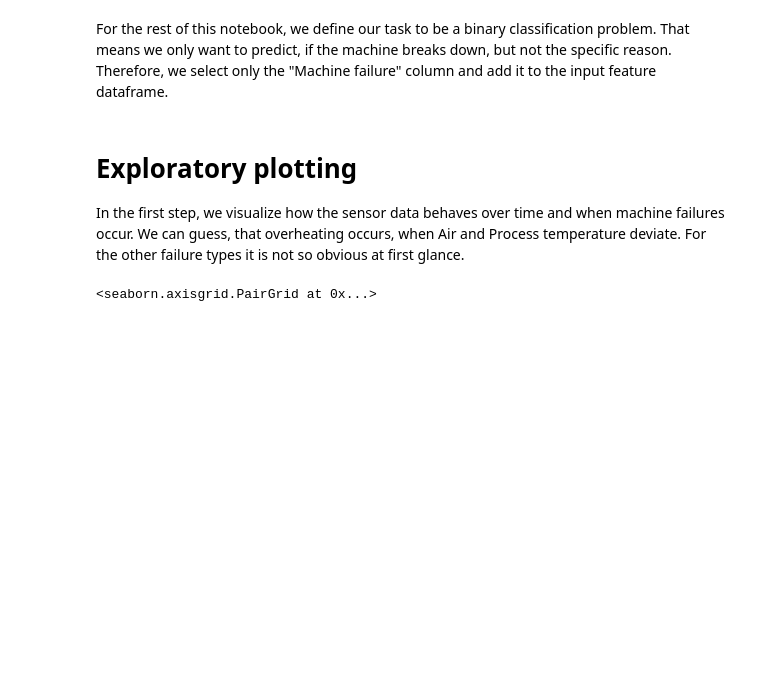
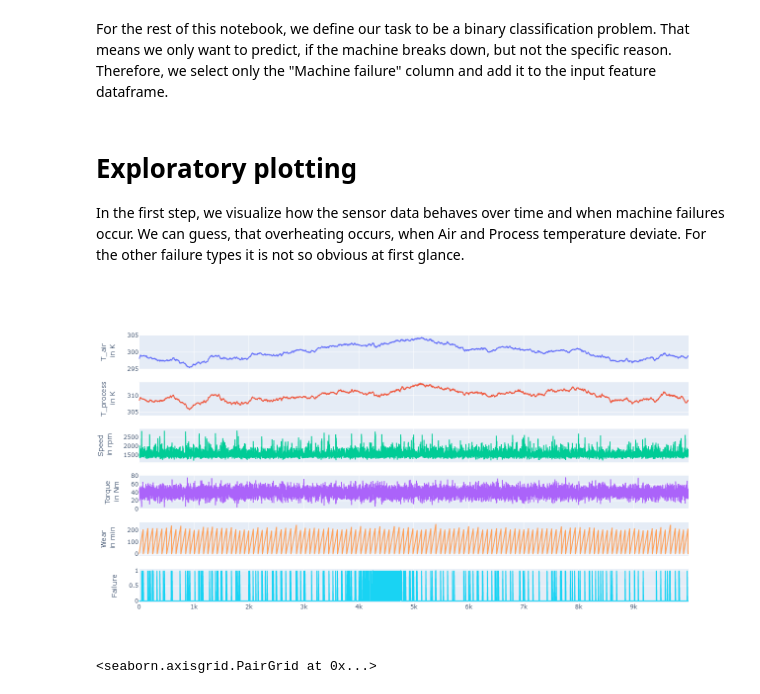
Before and after one commit to hfrechen/predictive_maintenance, a Jupyter notebook: notebooks/EDA.ipynb, the cells around one changed output. Saved outputs shown, nothing was run; the diff lists cells and outputs as text; code cells hidden in the pictures; blank space fills up the shorter version.

Commit message:
static plot

```diff
--- a/notebooks/EDA.ipynb
+++ b/notebooks/EDA.ipynb
@@ -5,9 +5,17 @@ import seaborn as sns
 import plotly.express as px
 import plotly.graph_objects as go
 from plotly.subplots import make_subplots
+from IPython.display import Image
 
 FIG_WIDTH = 1280
 FIG_HEIGHT = 720
+
+def plot_figure(fig, static=True):
+    if static:
+        img_bytes = fig.to_image(format="png")
+        return Image(img_bytes)
+    else:
+        fig.show()
 # %% [markdown]
 # Data loading and preprocessing
 
@@ -147,11 +155,16 @@ df = input_features.join(targets["Machine failure"])
 In the first step, we visualize how the sensor data behaves over time and when machine failures occur. We can guess, that overheating occurs, when Air and Process temperature deviate. For the other failure types it is not so obvious at first glance.
 # %%
 df_plot = df.drop("Type", axis="columns")
-col_plot = ["T_air in K", "T_proc\n in K", "Speed in rpm", "Torque in Nm", "Wear in min", "Failure"]
+col_plot = ["T_air<br> in K", "T_process<br> in K", "Speed<br> in rpm", "Torque<br> in Nm", "Wear<br> in min", "Failure"]
 # %%
 fig = make_subplots(len(df_plot.columns), 1, shared_xaxes=True)
 for i, col in enumerate(df_plot.columns):
     fig.add_trace(go.Scatter(y=df_plot[col], name=col, showlegend=False) , row=i+1, col=1)
     fig.update_yaxes(title_text=col_plot[i], row=i+1, col=1)
 fig.update_layout(width=FIG_WIDTH, height=FIG_HEIGHT)
+fig.update_yaxes(range=[295,305], row=1, col=1)
+fig.update_yaxes(range=[304,314], row=2, col=1)
+plot_figure(fig)
+# %% [output]
+[figure, added]
 # %%
```
Also changed, not shown: parts of 1 cell of this notebook.
